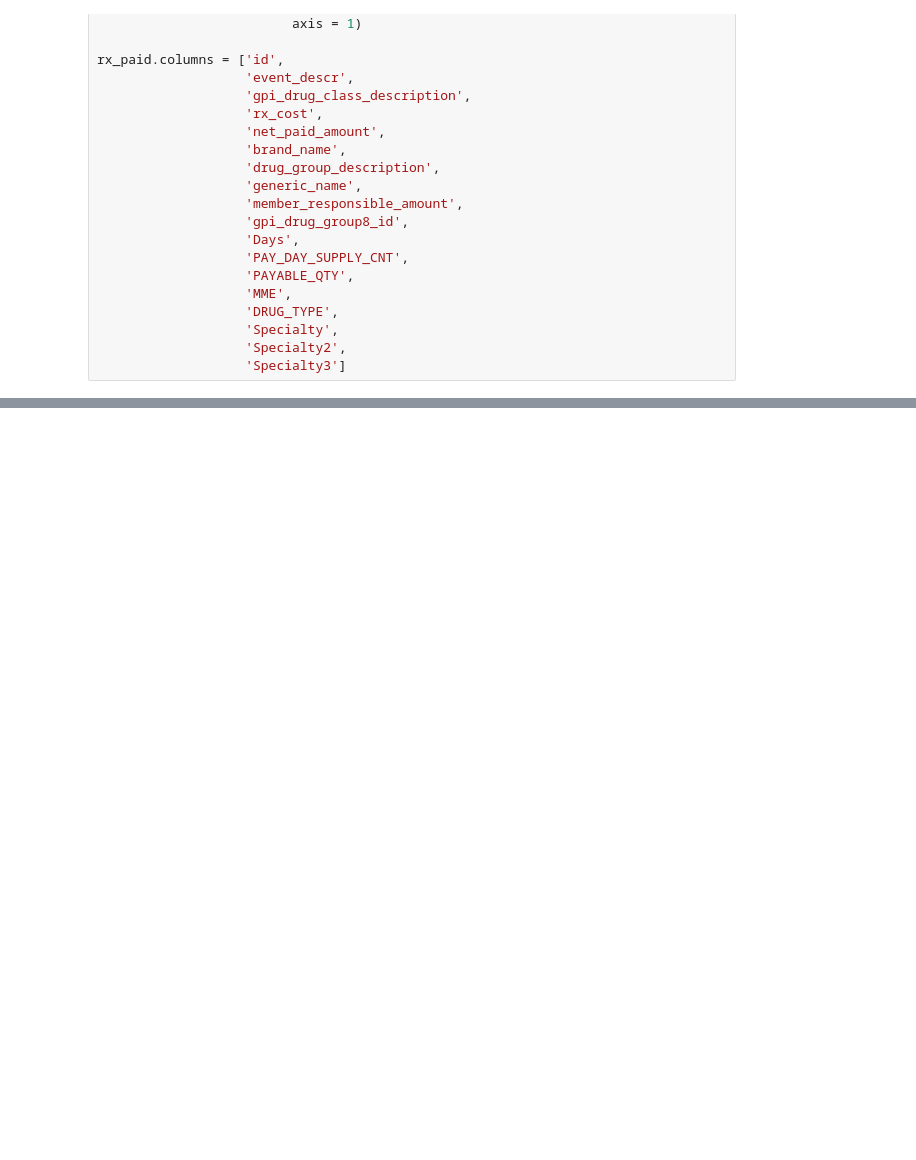
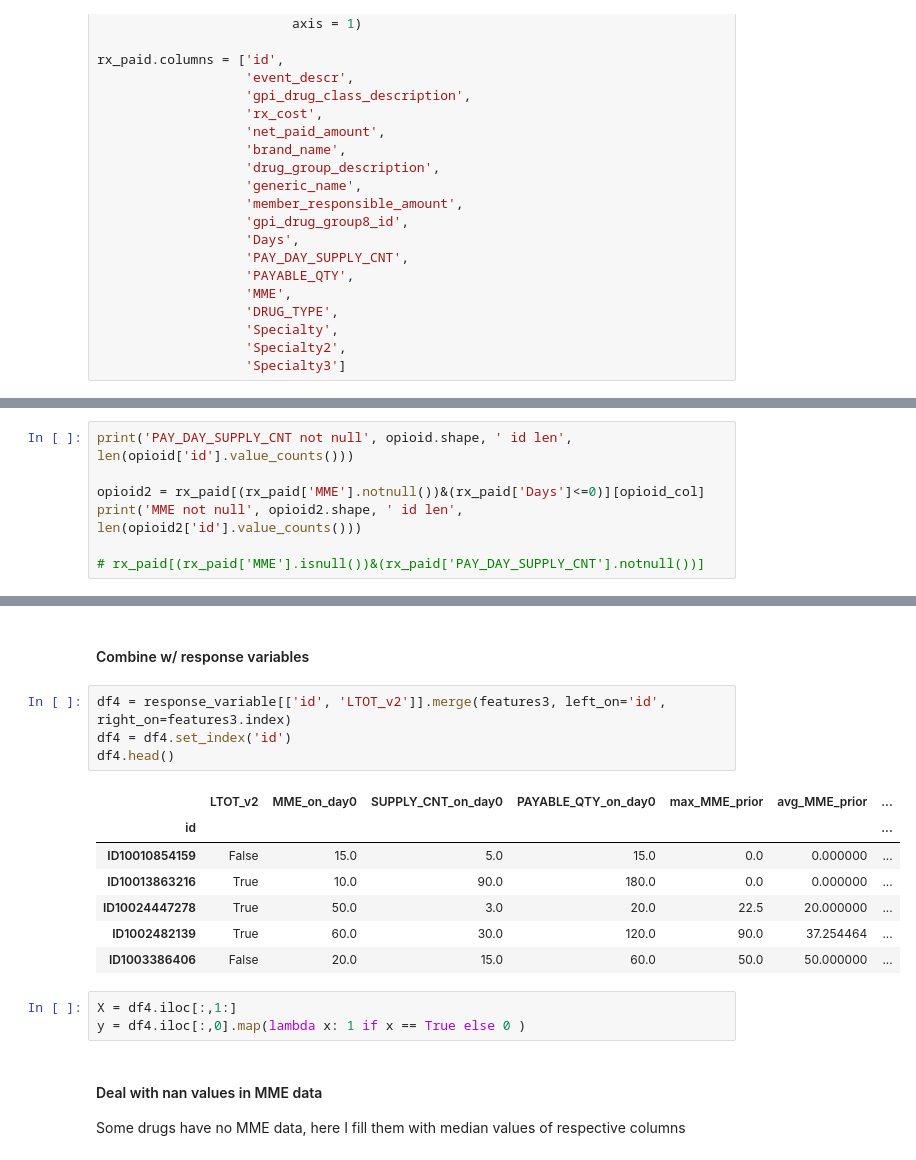
Before and after one commit to chenson2018/Humana-Mays-Competition, a Jupyter notebook: Matthew Features Exploration.ipynb, the cells around one changed output, grey strips where cells are left out. Drawn from its saved outputs; the diff is of its cells as text; blank space fills up the shorter version.

```diff
--- a/Matthew Features Exploration.ipynb
+++ b/Matthew Features Exploration.ipynb
@@ -145,0 +157,7 @@ OXY.head()
+# %%
+print('PAY_DAY_SUPPLY_CNT not null', opioid.shape, ' id len',  len(opioid['id'].value_counts()))
+
+opioid2 = rx_paid[(rx_paid['MME'].notnull())&(rx_paid['Days']<=0)][opioid_col]
+print('MME not null', opioid2.shape, ' id len', len(opioid2['id'].value_counts()))
+
+# rx_paid[(rx_paid['MME'].isnull())&(rx_paid['PAY_DAY_SUPPLY_CNT'].notnull())]
@@ -145,0 +430,20 @@ OXY.head()
+# %% [markdown]
+#### Combine w/ response variables
+# %%
+df4 = response_variable[['id', 'LTOT_v2']].merge(features3, left_on='id', right_on=features3.index)
+df4 = df4.set_index('id')
+df4.head()
+# %% [output]
+|  | LTOT_v2 | MME_on_day0 | SUPPLY_CNT_on_day0 | PAYABLE_QTY_on_day0 | max_MME_prior | avg_MME_prior | ... |
+| id |  |  |  |  |  |  | ... |
+| ID10010854159 | False | 15.0 | 5.0 | 15.0 | 0.0 | 0.000000 | ... |
+| ID10013863216 | True | 10.0 | 90.0 | 180.0 | 0.0 | 0.000000 | ... |
+| ID10024447278 | True | 50.0 | 3.0 | 20.0 | 22.5 | 20.000000 | ... |
+| ID1002482139 | True | 60.0 | 30.0 | 120.0 | 90.0 | 37.254464 | ... |
+| ID1003386406 | False | 20.0 | 15.0 | 60.0 | 50.0 | 50.000000 | ... |
+# %%
+X = df4.iloc[:,1:]
+y = df4.iloc[:,0].map(lambda x: 1 if x == True else 0 )
+# %% [markdown]
+#### Deal with nan values in MME data
+Some drugs have no MME data, here I fill them with median values of respective columns
```
Also changed, not shown: parts of 77 cells of this notebook, 2 other files.
